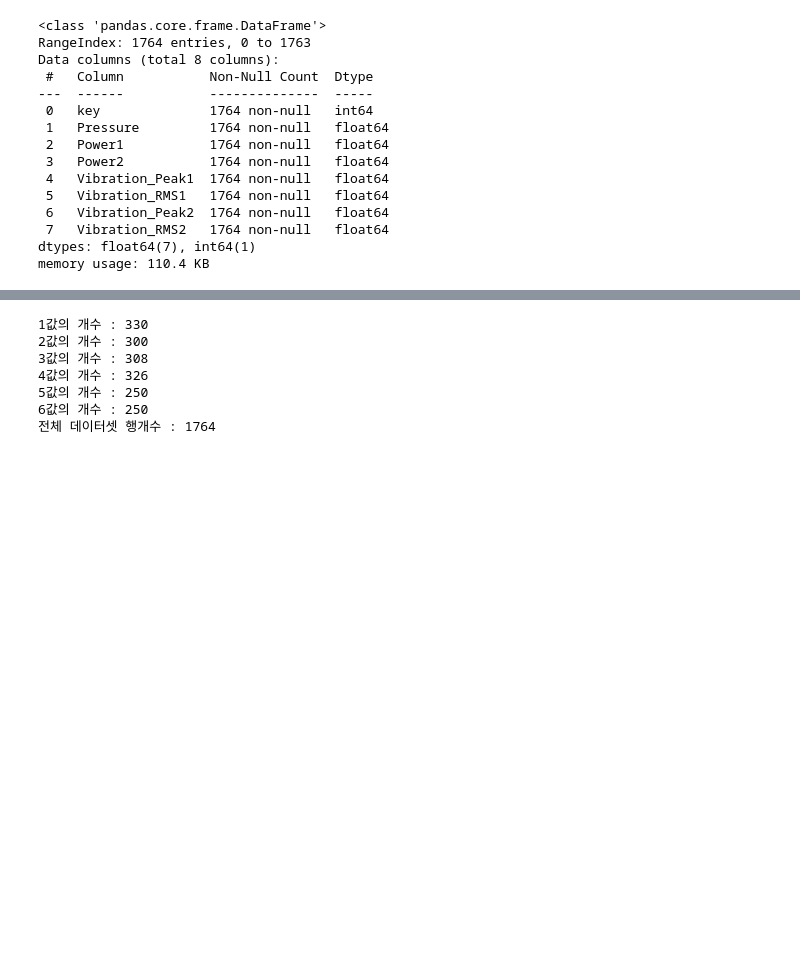
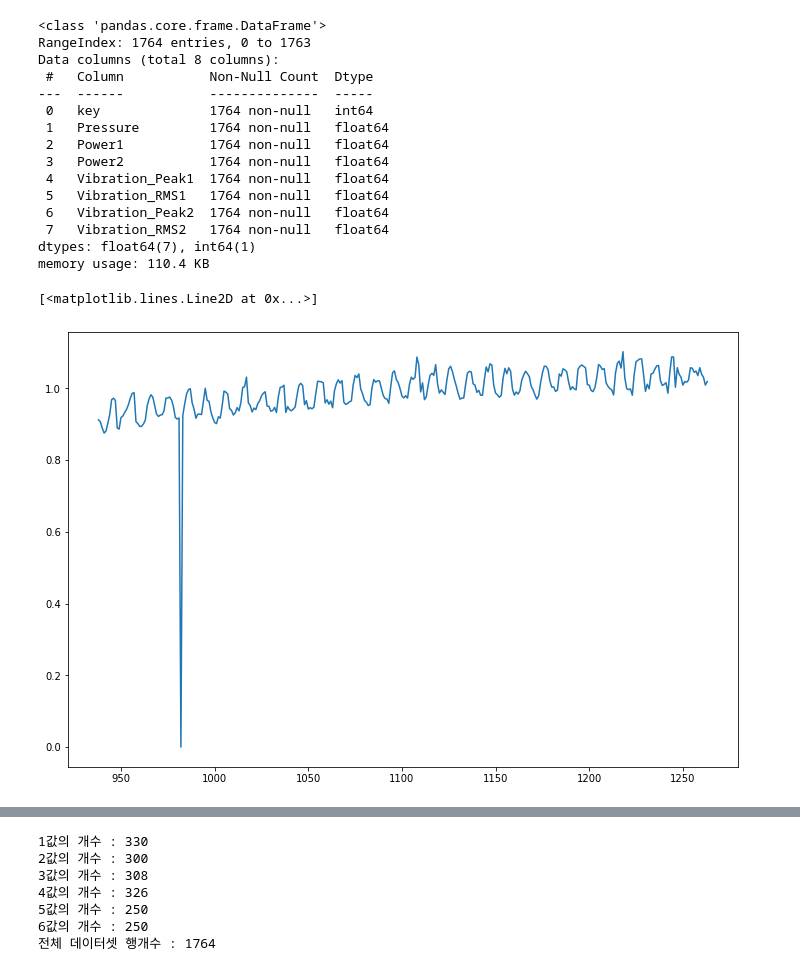
Before and after one commit to ChocoPytoch/BISTelligence, a Jupyter notebook: modeling_+_visualization.ipynb, the cells around one changed output, grey strips where cells are left out. Saved outputs shown, nothing was run; the diff lists cells and outputs as text; code cells hidden in the pictures; blank space fills up the shorter version.

```diff
--- a/modeling_+_visualization.ipynb
+++ b/modeling_+_visualization.ipynb
@@ -70,3 +70,9 @@ Data columns (total 8 columns):
  7   Vibration_RMS2   1764 non-null   float64
 dtypes: float64(7), int64(1)
 memory usage: 110.4 KB
+# %%
+plt.rcParams['figure.figsize'] = (12, 8)
+plt.plot(data[data['key']==4]['Vibration_RMS2'])
+# %% [output]
+[<matplotlib.lines.Line2D at 0x...>]
+[figure, added]
```
Also changed, not shown: parts of 18 cells of this notebook.
